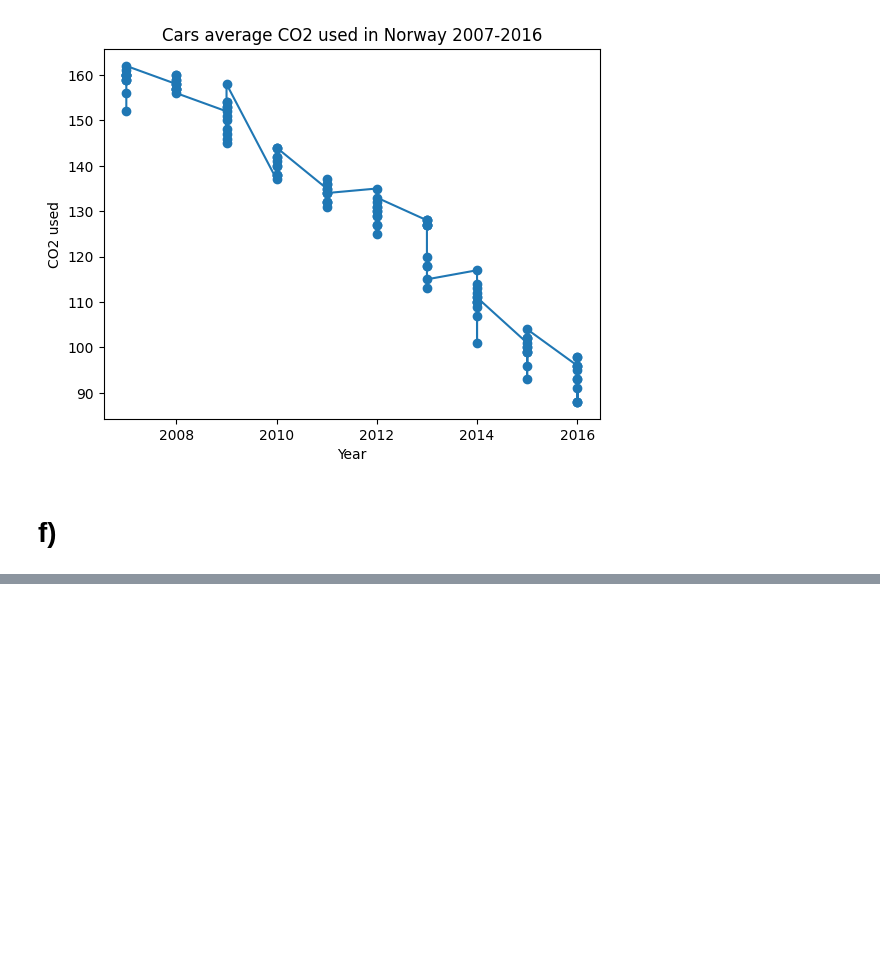
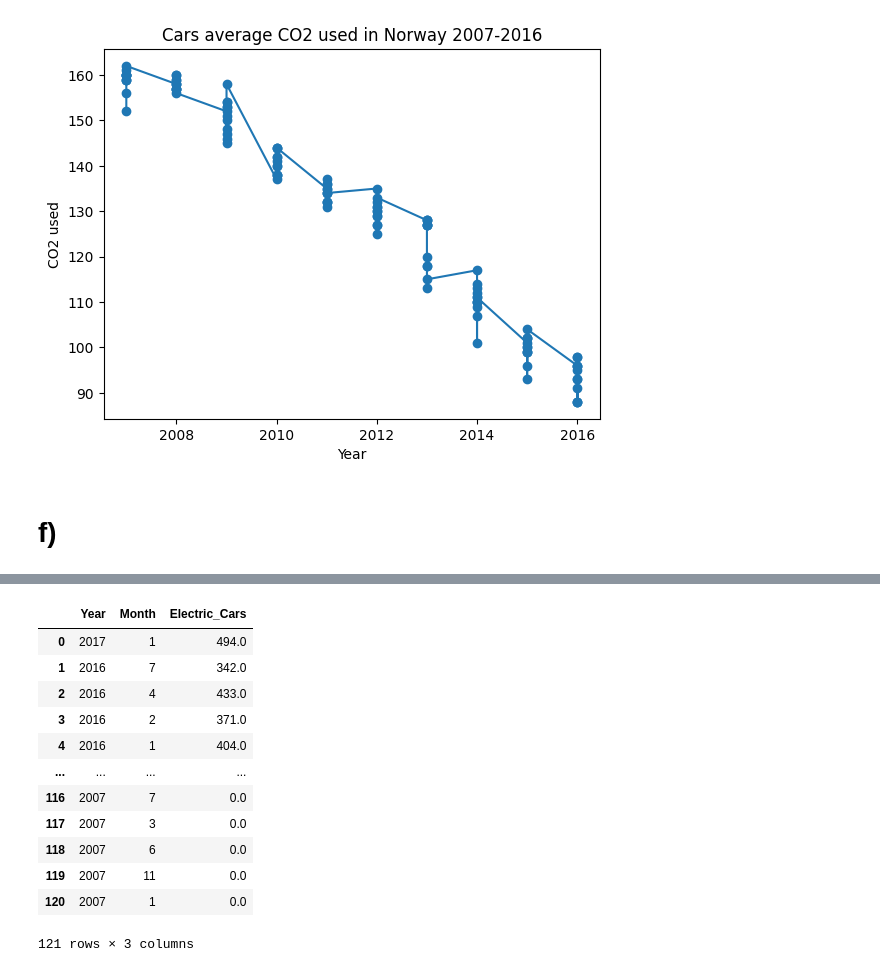
Before and after one commit to AndresTrujillo1811-bit/data_visualization_andres_trujillo_de24, a Jupyter notebook: exercises/exercise0.ipynb, the cells around one changed output, grey strips where cells are left out. Drawn from its saved outputs; the diff is of its cells as text; code cells hidden in the pictures; blank space fills up the shorter version.

```diff
--- a/exercises/exercise0.ipynb
+++ b/exercises/exercise0.ipynb
@@ -487,0 +519,17 @@ plt.show()
+# %%
+electric_cars = duckdb.query("""SELECT year, month, SUM(import_electric) AS Electric_Cars FROM df GROUP BY year, month ORDER BY year DESC""").df()
+electric_cars.fillna(0)
+# %% [output]
+|  | Year | Month | Electric_Cars |
+| 0 | 2017 | 1 | 494.0 |
+| 1 | 2016 | 7 | 342.0 |
+| 2 | 2016 | 4 | 433.0 |
+| 3 | 2016 | 2 | 371.0 |
+| 4 | 2016 | 1 | 404.0 |
+| ... | ... | ... | ... |
+| 116 | 2007 | 7 | 0.0 |
+| 117 | 2007 | 3 | 0.0 |
+| 118 | 2007 | 6 | 0.0 |
+| 119 | 2007 | 11 | 0.0 |
+| 120 | 2007 | 1 | 0.0 |
+121 rows × 3 columns
```
Also changed, not shown: parts of 13 cells of this notebook, 9 other files.
